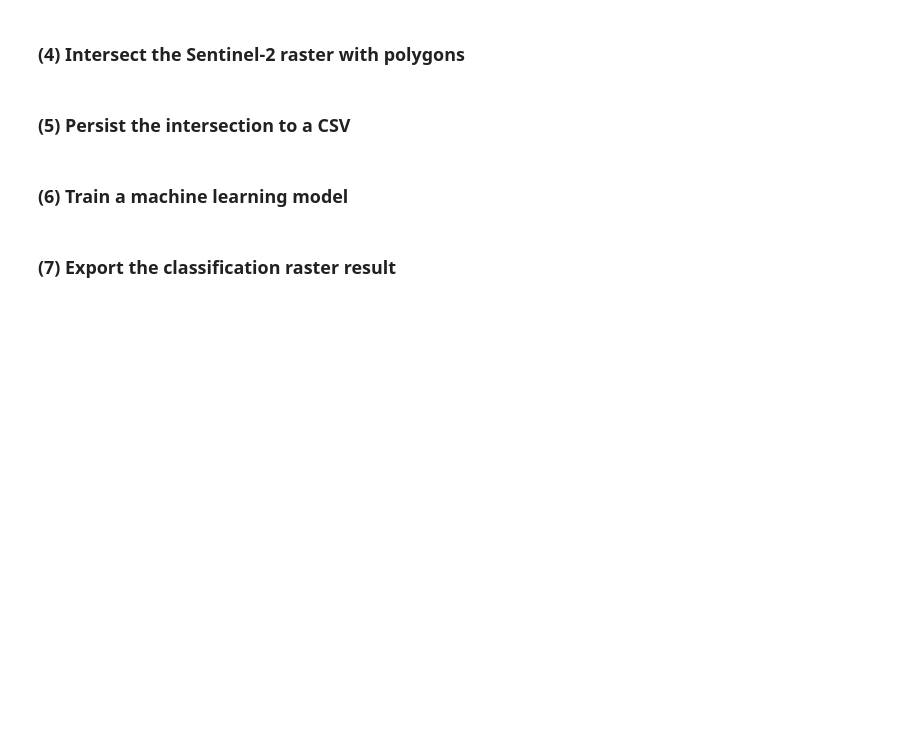
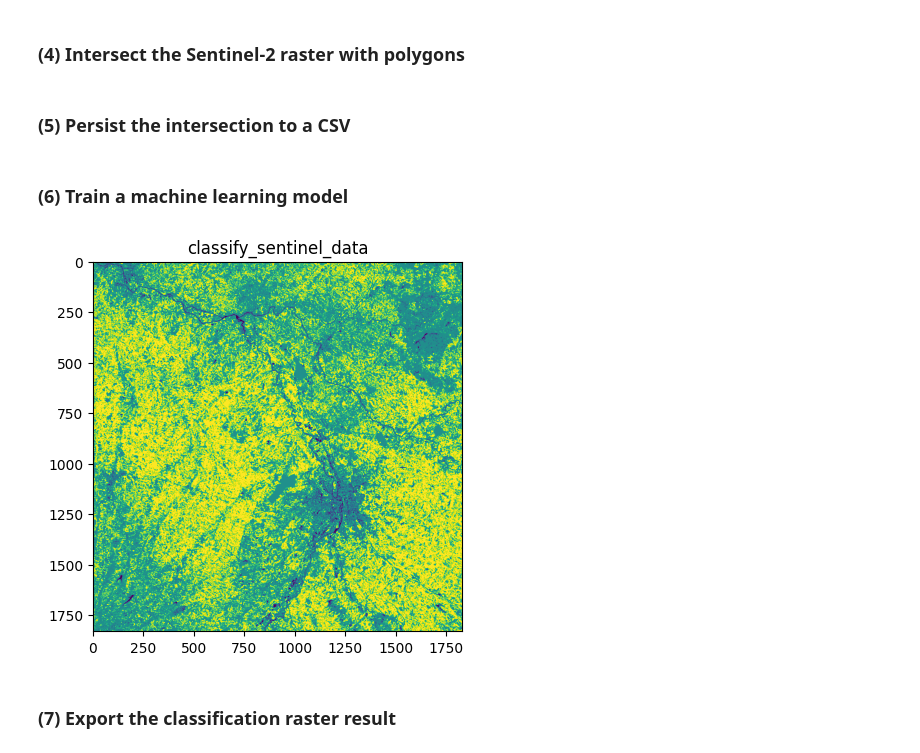
Before and after one commit to ARGANS/training-raster-clipper, a Jupyter notebook: notebooks/iatraoui.ipynb, the cells around one changed output. Drawn from its saved outputs; the diff is of its cells as text; code cells hidden in the pictures; blank space fills up the shorter version.

```diff
--- a/notebooks/iatraoui.ipynb
+++ b/notebooks/iatraoui.ipynb
@@ -248,21 +262,41 @@ persist_to_csv(classified_rgb_rows, csv_output_path)
 log_info(f"Written CSV output {csv_output_path}")
 # %% [markdown]
 ### (6) Train a machine learning model
-# %%
-def classify_sentinel_data(
-    rasters: xr.DataArray, classified_rgb_rows: ClassifiedSamples
-) -> ClassificationResult:
-    ...  # TODO
-    raise NotImplementedError
+# %%
+def classify_sentinel_data(
+    rasters: xr.DataArray, classified_rgb_rows: ClassifiedSamples
+) -> ClassificationResult:
+
+    RF_model = RandomForestClassifier(
+        random_state=0,
+        n_jobs=-1,
+        n_estimators=10,
+        bootstrap=False,
+        class_weight="balanced",
+    )
+
+    training_data = classified_rgb_rows["reflectance"].values
+    training_labels = classified_rgb_rows["feature_id"].values
+
+    RF_model.fit(training_data.T, training_labels)
+
+    rasters = rasters.stack(z=("y", "x"))
+
+    result = RF_model.predict(rasters.values.T)
+
+    result_array = rasters.unstack().isel(band=0).copy()
+    result_array.values = result.reshape(result_array.shape)
+
+    result_array = result_array.astype(np.uint8)
+
+    return result_array
 # %%
-classification_result = classify_sentinel_data(
-    rasters, classified_rgb_rows
-)
+classification_result = classify_sentinel_data(rasters, classified_rgb_rows)
 if verbose:
     log_info(classification_result, "classification_result")
 if show_plots:
-    plot_array(
-        classification_result, f"{classify_sentinel_data.__name__}"
-    )
+    plot_array(classification_result, f"{classify_sentinel_data.__name__}")
+# %% [output]
+[figure, added]
 # %% [markdown]
 ### (7) Export the classification raster result
```
Also changed, not shown: parts of 11 cells of this notebook.
